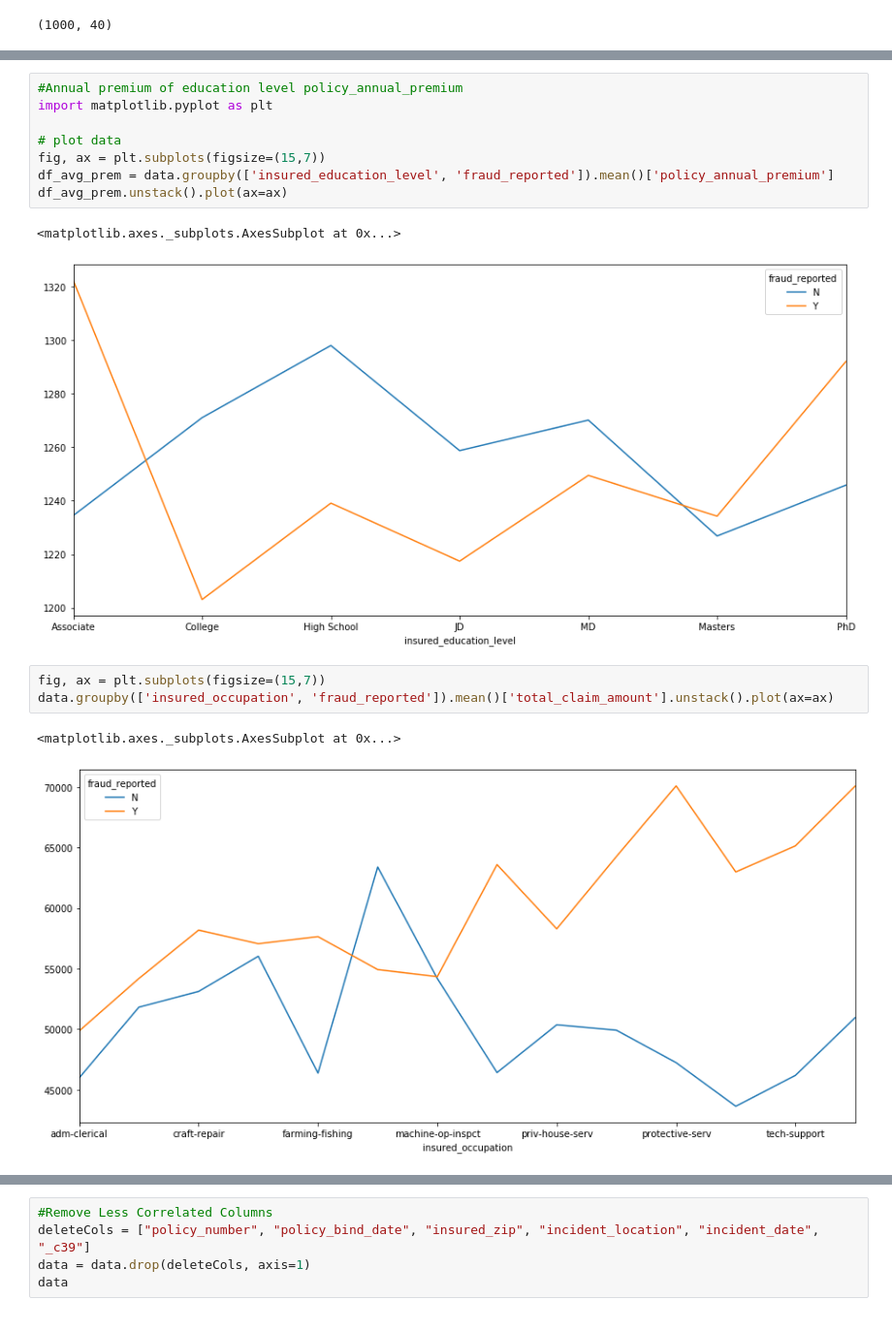
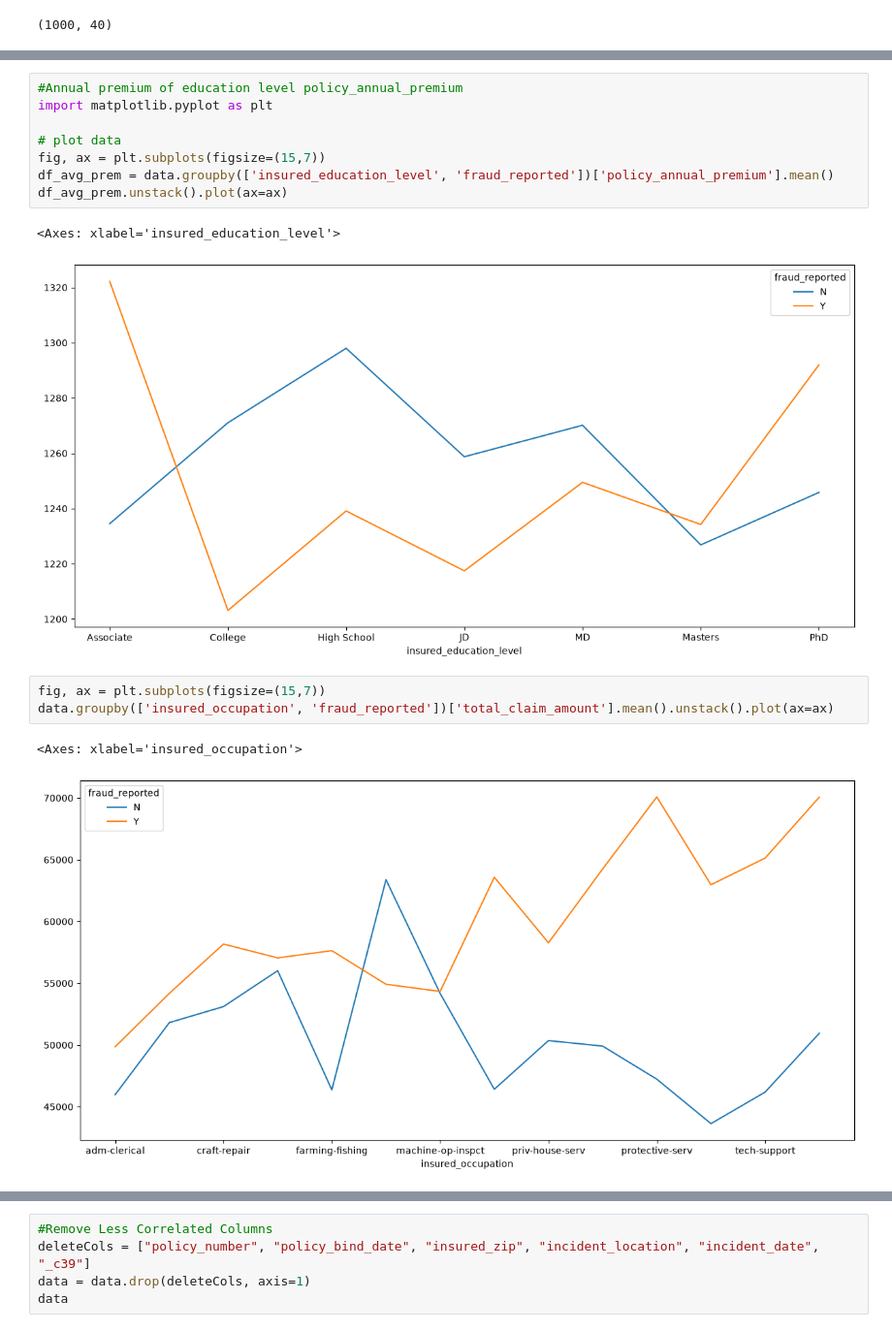
Before and after one commit to manohar-7-44/Insurence-fraud-Detection-, a Jupyter notebook: insurance-claim-fraud-detection.ipynb, the cells around one changed output, grey strips where cells are left out. Shown at 97% size. Drawn from its saved outputs; the diff is of its cells as text.

Commit message:
fix(notebooks): resolve pandas 3.0 compatibility, update audit reports and pipeline artifacts

```diff
--- a/insurance-claim-fraud-detection.ipynb
+++ b/insurance-claim-fraud-detection.ipynb
@@ -56,20 +56,20 @@ df_fraud.plot.bar(x='Fraud Reported', y='Count')
 # %%
 #Annual premium of education level policy_annual_premium
 import matplotlib.pyplot as plt
 
 # plot data
 fig, ax = plt.subplots(figsize=(15,7))
-df_avg_prem = data.groupby(['insured_education_level', 'fraud_reported']).mean()['policy_annual_premium']
+df_avg_prem = data.groupby(['insured_education_level', 'fraud_reported'])['policy_annual_premium'].mean()
 df_avg_prem.unstack().plot(ax=ax)
 # %% [output]
-<matplotlib.axes._subplots.AxesSubplot at 0x...>
+<Axes: xlabel='insured_education_level'>
-[figure, old version]
+[figure, new version]
 # %%
 fig, ax = plt.subplots(figsize=(15,7))
-data.groupby(['insured_occupation', 'fraud_reported']).mean()['total_claim_amount'].unstack().plot(ax=ax)
+data.groupby(['insured_occupation', 'fraud_reported'])['total_claim_amount'].mean().unstack().plot(ax=ax)
 # %% [output]
-<matplotlib.axes._subplots.AxesSubplot at 0x...>
+<Axes: xlabel='insured_occupation'>
-[figure, old version]
+[figure, new version]
 # %%
 import numpy as np
 import seaborn as sns
```
Also changed, not shown: parts of 34 cells of this notebook, 22 other files.
